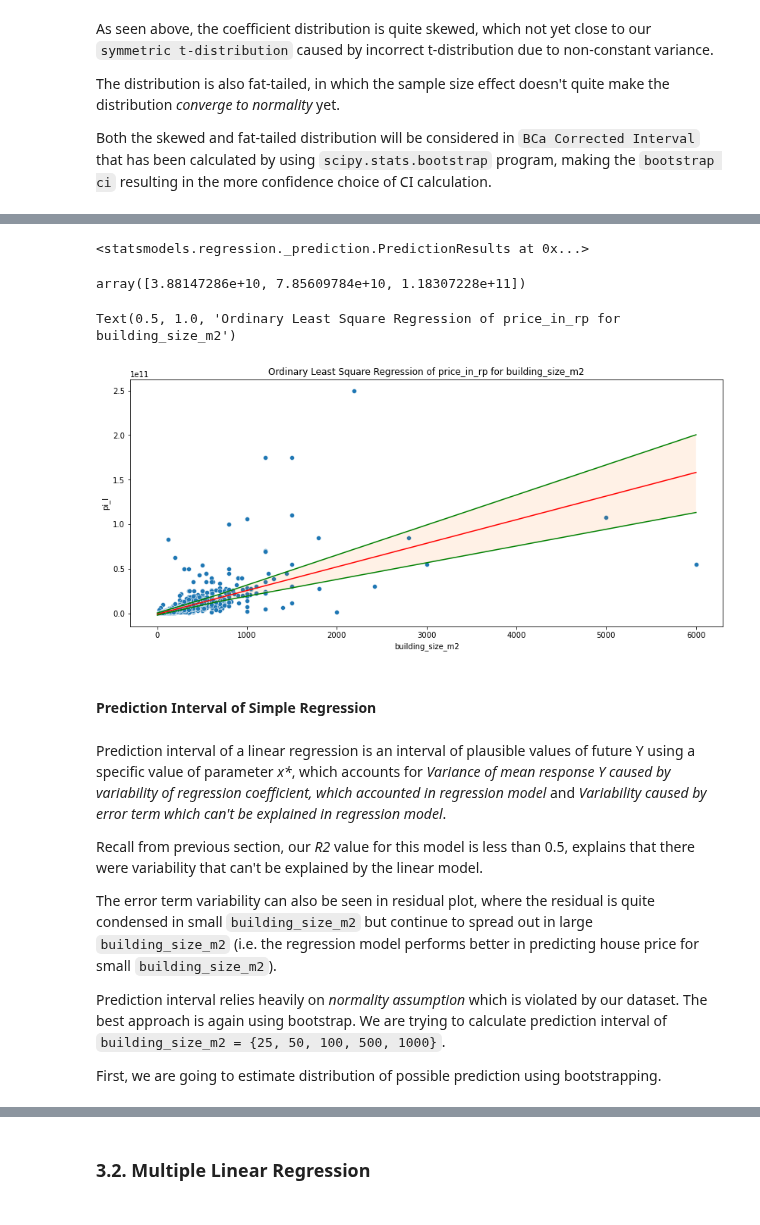
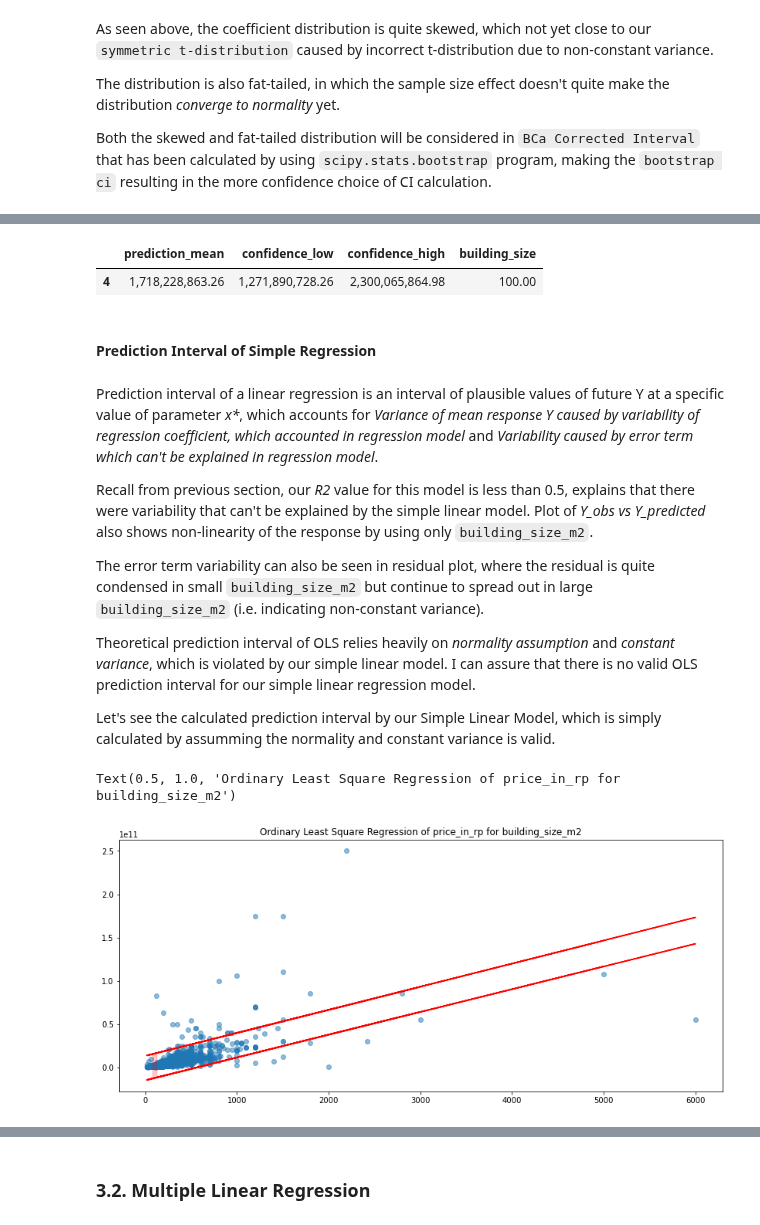
Before and after one commit to nbarizki/jabodetabekhousepricing, a Jupyter notebook: 3 - Linear Modeling of House Price.ipynb, the cells around one changed output, grey strips where cells are left out. Saved outputs shown, nothing was run; the diff lists cells and outputs as text; code cells hidden in the pictures.

```diff
--- a/3 - Linear Modeling of House Price.ipynb
+++ b/3 - Linear Modeling of House Price.ipynb
@@ -840,52 +798,17 @@ y_predict
-# %%
-X = X_train['building_size_m2'].values
-y = y_train['price_in_rp'].values
-X = add_constant(X)
-lm = OLS(y, X)
-results = lm.fit()
-y_predict = results.get_prediction(np.array([1, 115]))
-y_predict
-# %% [output]
-<statsmodels.regression._prediction.PredictionResults at 0x...>
-# %%
-building_sizes = [1500, 3000, 4500]
-X = X_train['building_size_m2'].values
-y = y_train['price_in_rp'].values
-X = add_constant(X)
-lm = OLS(y, X)
-results = lm.fit()
-y_predict = results.predict(add_constant(np.array(building_sizes)))
-y_predict
-# %% [output]
-array([3.88147286e+10, 7.85609784e+10, 1.18307228e+11])
-# %%
-# plot
-fig, ax = plt.subplots(figsize=(14, 6))
-sns.scatterplot(x=X, y=y, ax=ax)
-sns.lineplot(x=x_linear['building_size_m2'], y=y_linear, color='r', ax=ax)
-sns.lineplot(
-    data=prediction_interval_df,
-    x='building_size', y='pi_l', color='g', ax=ax)
-sns.lineplot(
-    data=prediction_interval_df,
-    x='building_size', y='pi_h', color='g', ax=ax)
-ax.fill_between(
-    data=prediction_interval_df,
-    x='building_size', y1='pi_l', y2='pi_h', alpha=0.1
-)
-ax.set_title('Ordinary Least Square Regression of price_in_rp for building_size_m2')
-# %% [output]
-Text(0.5, 1.0, 'Ordinary Least Square Regression of price_in_rp for building_size_m2')
-[figure, removed]
+# %%
+confidence_interval_boots[confidence_interval_boots.building_size == 100]
+# %% [output]
+|  | prediction_mean | confidence_low | confidence_high | building_size |
+| 4 | 1,718,228,863.26 | 1,271,890,728.26 | 2,300,065,864.98 | 100.00 |
 # %% [markdown]
 #### **Prediction Interval of Simple Regression**
 # %% [markdown]
-Prediction interval of a linear regression is an interval of plausible values of future Y using a specific value of parameter *x\**, which accounts for *Variance of mean response Y caused by variability of regression coefficient, which accounted in regression model* and *Variability caused by error term which can't be explained in regression model*.
+Prediction interval of a linear regression is an interval of plausible values of future Y at a specific value of parameter *x\**, which accounts for *Variance of mean response Y caused by variability of regression coefficient, which accounted in regression model* and *Variability caused by error term which can't be explained in regression model*.
 
-Recall from previous section, our *R2* value for this model is less than 0.5, explains that there were variability that can't be explained by the linear model.
+Recall from previous section, our *R2* value for this model is less than 0.5, explains that there were variability that can't be explained by the simple linear model. Plot of *Y_obs vs Y_predicted* also shows non-linearity of the response by using only `building_size_m2`.
 
-The error term variability can also be seen in residual plot, where the residual is quite condensed in small `building_size_m2` but continue to spread out in large `building_size_m2` (i.e. the regression model performs better in predicting house price for small `building_size_m2`).
+The error term variability can also be seen in residual plot, where the residual is quite condensed in small `building_size_m2` but continue to spread out in large `building_size_m2` (i.e. indicating non-constant variance).
 
-Prediction interval relies heavily on *normality assumption* which is violated by our dataset. The best approach is again using bootstrap. We are trying to calculate prediction interval of `building_size_m2 = {25, 50, 100, 500, 1000}`.
+Theoretical prediction interval of OLS relies heavily on *normality assumption* and *constant variance*, which is violated by our simple linear model. I can assure that there is no valid OLS prediction interval for our simple linear regression model.
 
-First, we are going to estimate distribution of possible prediction using bootstrapping.
+Let's see the calculated prediction interval by our Simple Linear Model, which is simply calculated by assumming the normality and constant variance is valid.
@@ -937,0 +815,20 @@ prediction_interval_df = pd.DataFrame({
+# %%
+X = X_train['building_size_m2'].values
+y = y_train['price_in_rp'].values
+lm = OLS(y, add_constant(X))
+results = lm.fit()
+y_predict = results.get_prediction(add_constant(X)).summary_frame(0.05)
+pi_lower = y_predict.obs_ci_lower
+pi_upper = y_predict.obs_ci_upper
+# plot
+fig, ax = plt.subplots(figsize=(14, 6))
+ax.scatter(x=X, y=y, alpha=0.5)
+ax.plot(X, pi_lower, color='r', label='Lower Prediction Interval')
+ax.plot(X, pi_upper, color='r', label='Upper Prediction Interval')
+ax.fill_between(
+    x=X, y1=pi_lower, y2=pi_upper, alpha=0.2, color='r'
+)
+ax.set_title('Ordinary Least Square Regression of price_in_rp for building_size_m2')
+# %% [output]
+Text(0.5, 1.0, 'Ordinary Least Square Regression of price_in_rp for building_size_m2')
+[figure, added]
```
Also changed, not shown: parts of 20 cells of this notebook.
